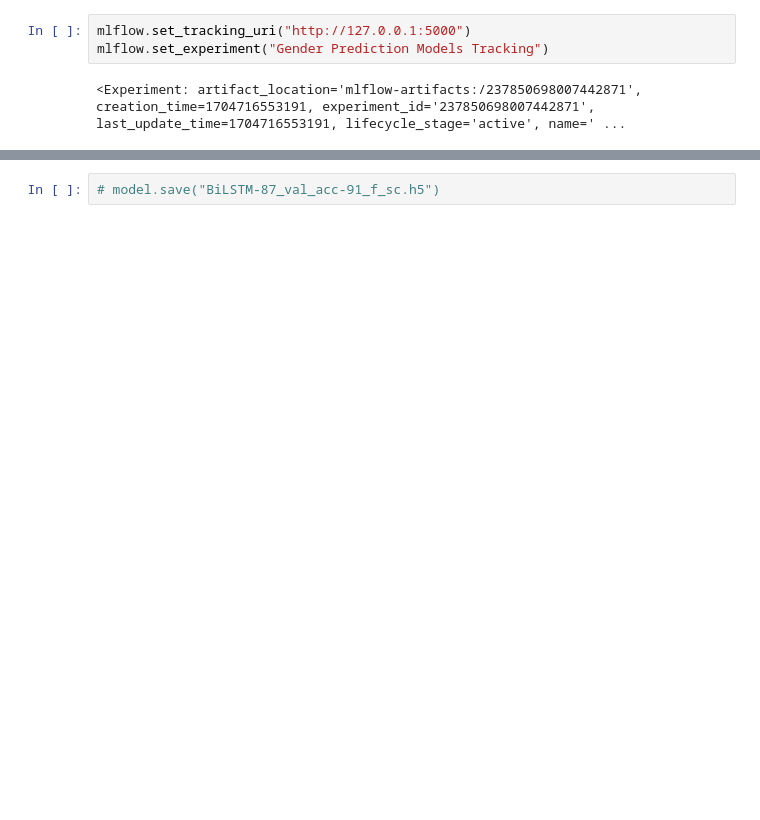
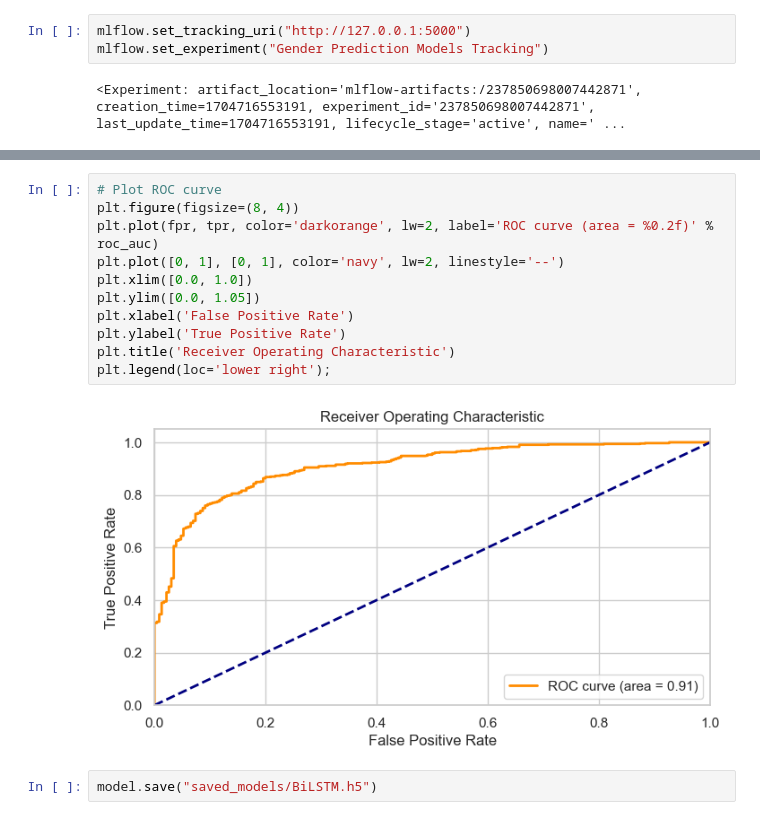
Before and after one commit to Faris-Alanazi/Gender-Classification-Using-Arabic-Names, a Jupyter notebook: _3_BiLSTM_Model.ipynb, the cells around one changed output, grey strips where cells are left out. Cells and saved outputs as stored; diff of their text form; blank space fills up the shorter version.

```diff
--- a/_3_BiLSTM_Model.ipynb
+++ b/_3_BiLSTM_Model.ipynb
@@ -338,2 +345,15 @@ Text(92.25, 0.5, 'True Label')
+# %%
+# Plot ROC curve
+plt.figure(figsize=(8, 4))
+plt.plot(fpr, tpr, color='darkorange', lw=2, label='ROC curve (area = %0.2f)' % roc_auc)
+plt.plot([0, 1], [0, 1], color='navy', lw=2, linestyle='--')
+plt.xlim([0.0, 1.0])
+plt.ylim([0.0, 1.05])
+plt.xlabel('False Positive Rate')
+plt.ylabel('True Positive Rate')
+plt.title('Receiver Operating Characteristic')
+plt.legend(loc='lower right');
+# %% [output]
+[figure, added]
 # %%
-# model.save("BiLSTM-87_val_acc-91_f_sc.h5")
+model.save("saved_models/BiLSTM.h5")
```
Also changed, not shown: parts of 11 cells of this notebook.
